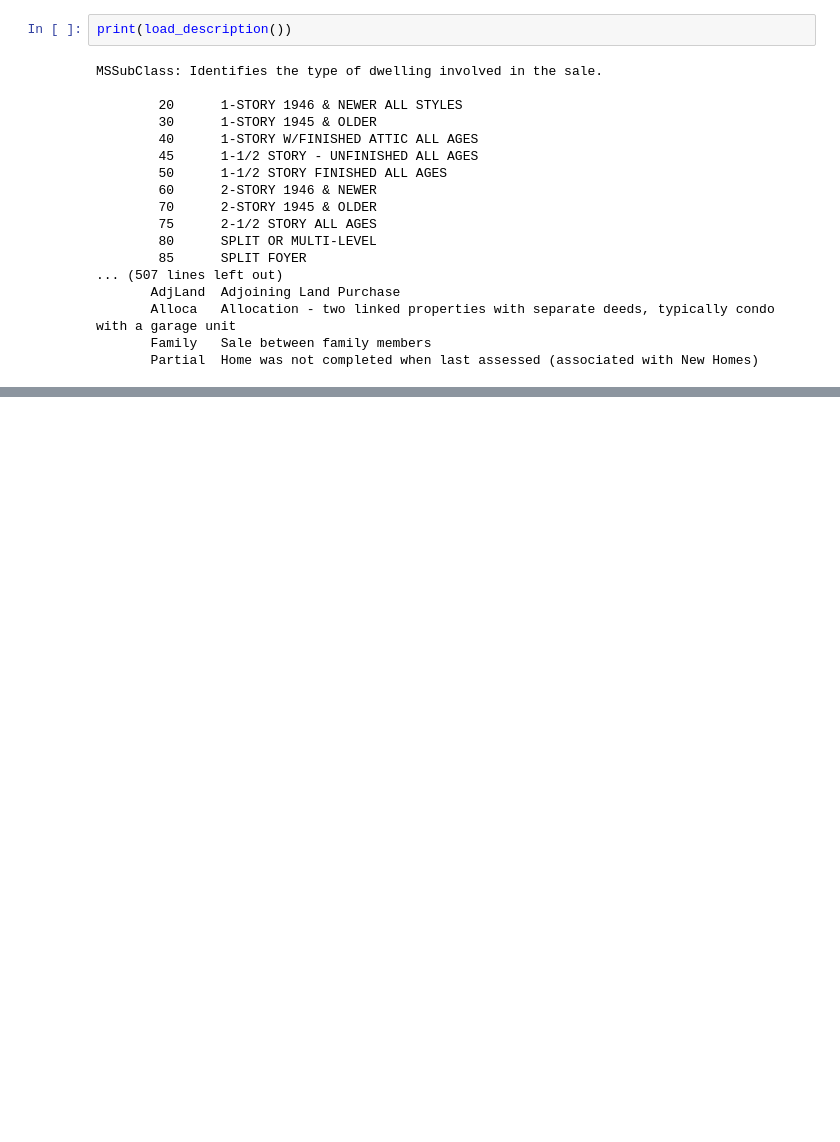
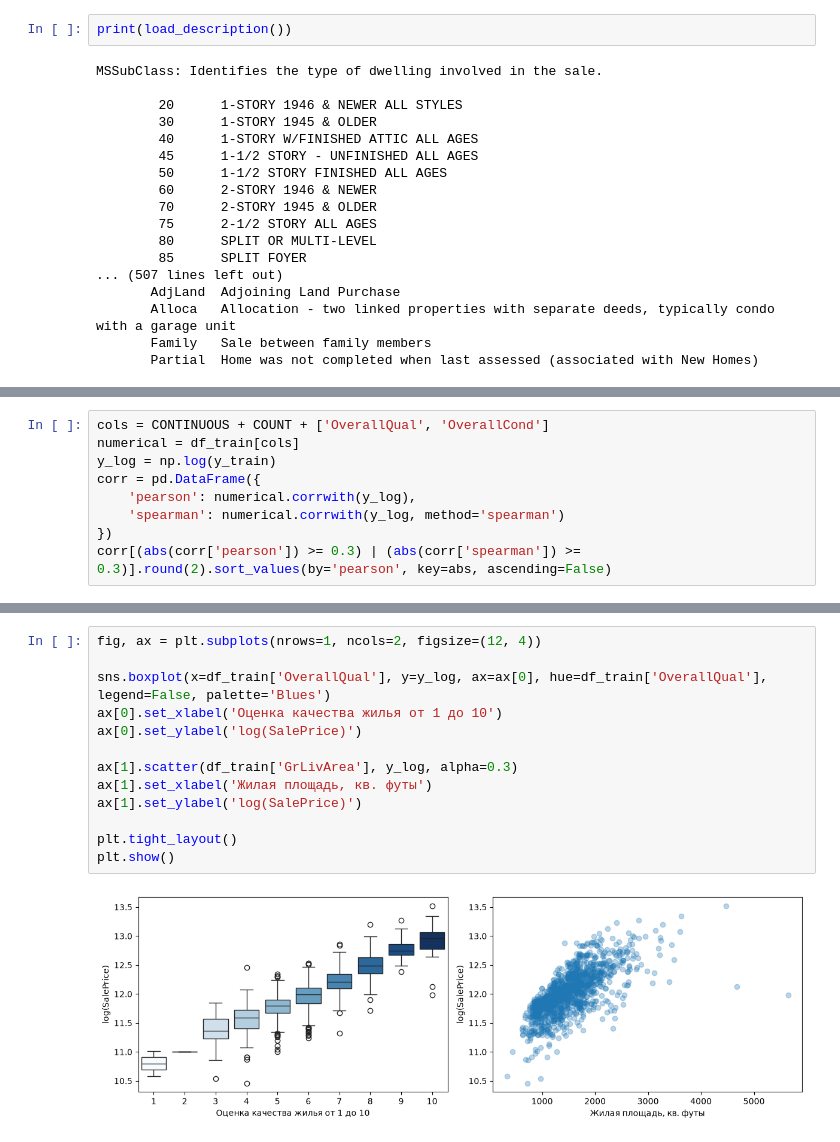
Before and after one commit to tarma3v/HousePrices, a Jupyter notebook: notebooks/EDA.ipynb, the cells around one changed output, grey strips where cells are left out. Saved outputs shown, nothing was run; the diff lists cells and outputs as text; blank space fills up the shorter version.

```diff
--- a/notebooks/EDA.ipynb
+++ b/notebooks/EDA.ipynb
@@ -67,0 +301,9 @@ NameError: name 'y' is not defined
+# %%
+cols = CONTINUOUS + COUNT + ['OverallQual', 'OverallCond']
+numerical = df_train[cols]
+y_log = np.log(y_train)
+corr = pd.DataFrame({
+    'pearson': numerical.corrwith(y_log),
+    'spearman': numerical.corrwith(y_log, method='spearman')
+})
+corr[(abs(corr['pearson']) >= 0.3) | (abs(corr['spearman']) >= 0.3)].round(2).sort_values(by='pearson', key=abs, ascending=False)
@@ -67,0 +329,15 @@ NameError: name 'y' is not defined
+# %%
+fig, ax = plt.subplots(nrows=1, ncols=2, figsize=(12, 4))
+
+sns.boxplot(x=df_train['OverallQual'], y=y_log, ax=ax[0], hue=df_train['OverallQual'], legend=False, palette='Blues')
+ax[0].set_xlabel('Оценка качества жилья от 1 до 10')
+ax[0].set_ylabel('log(SalePrice)')
+
+ax[1].scatter(df_train['GrLivArea'], y_log, alpha=0.3)
+ax[1].set_xlabel('Жилая площадь, кв. футы')
+ax[1].set_ylabel('log(SalePrice)')
+
+plt.tight_layout()
+plt.show()
+# %% [output]
+[figure, added]
```
Also changed, not shown: parts of 57 cells of this notebook, 3 other files.
